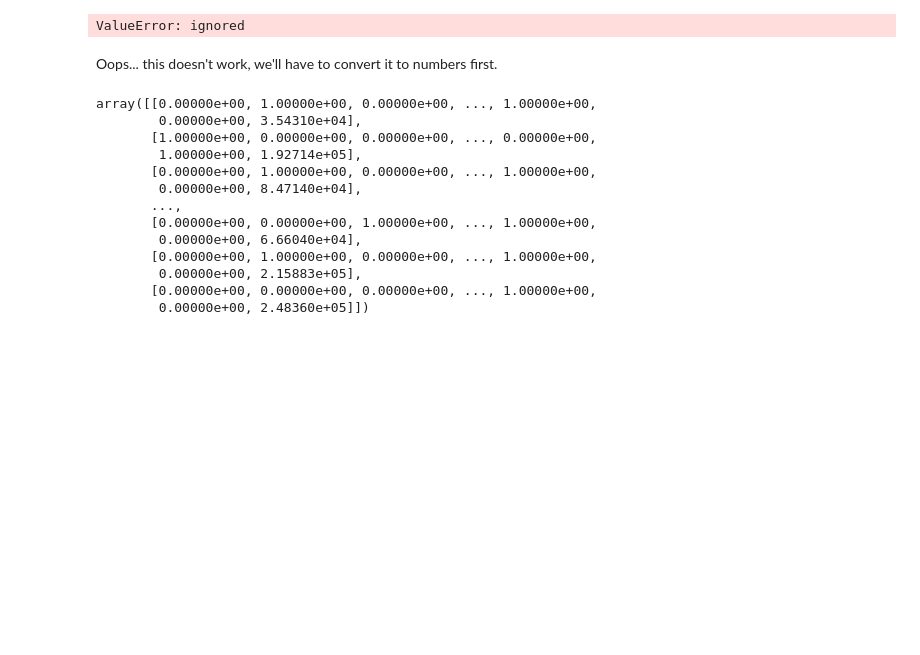
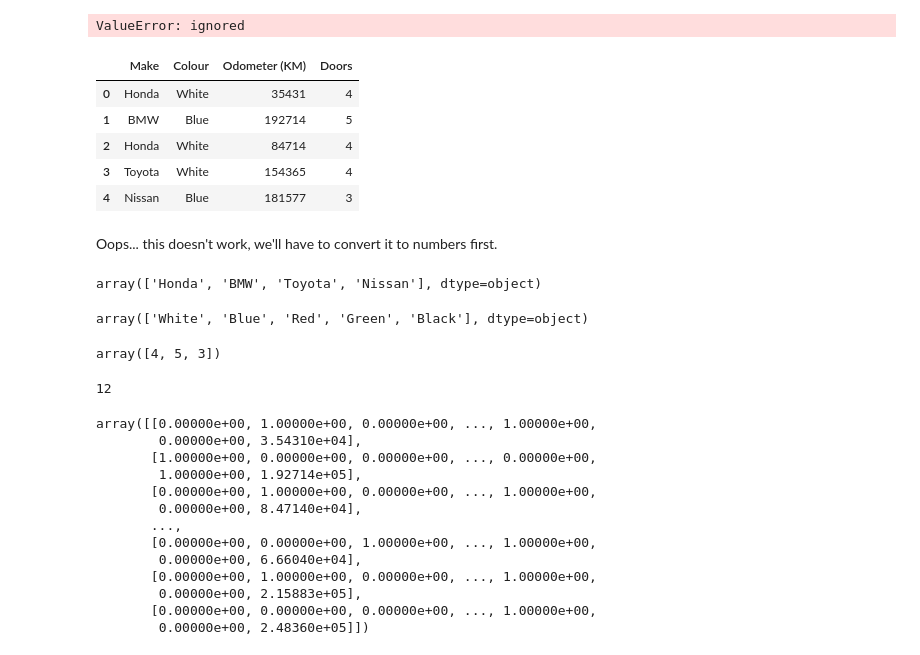
Before and after one commit to kunalburgul/AMLP, a Jupyter notebook: Sklearn/indetail_e2e_sklearn_workflow.ipynb, the cells around one changed output. Drawn from its saved outputs; the diff is of its cells as text; code cells hidden in the pictures; blank space fills up the shorter version.

```diff
--- a/Sklearn/indetail_e2e_sklearn_workflow.ipynb
+++ b/Sklearn/indetail_e2e_sklearn_workflow.ipynb
@@ -505,6 +505,33 @@ model.fit(X_train, y_train)
 model.score(X_test, y_test)
 # %% [output]
 ValueError: ignored
+# %%
+X.head()
+# %% [output]
+|  | Make | Colour | Odometer (KM) | Doors |
+| 0 | Honda | White | 35431 | 4 |
+| 1 | BMW | Blue | 192714 | 5 |
+| 2 | Honda | White | 84714 | 4 |
+| 3 | Toyota | White | 154365 | 4 |
+| 4 | Nissan | Blue | 181577 | 3 |
 # %% [markdown]
 Oops... this doesn't work, we'll have to convert it to numbers first.
+# %%
+# Get the total number of the categories in each of the classes.
+X['Make'].unique()
+# %% [output]
+array(['Honda', 'BMW', 'Toyota', 'Nissan'], dtype=object)
+# %%
+X['Colour'].unique()
+# %% [output]
+array(['White', 'Blue', 'Red', 'Green', 'Black'], dtype=object)
+# %%
+# Here doors is one of the kind of the categorical variable so lets use the onehot encoder on all these categorical features
+X['Doors'].unique()
+# %% [output]
+array([4, 5, 3])
+# %%
+X['Make'].nunique() + X['Colour'].nunique() + X['Doors'].nunique()
+# %% [output]
+12
 # %%
```
Also changed, not shown: parts of 30 cells of this notebook.
